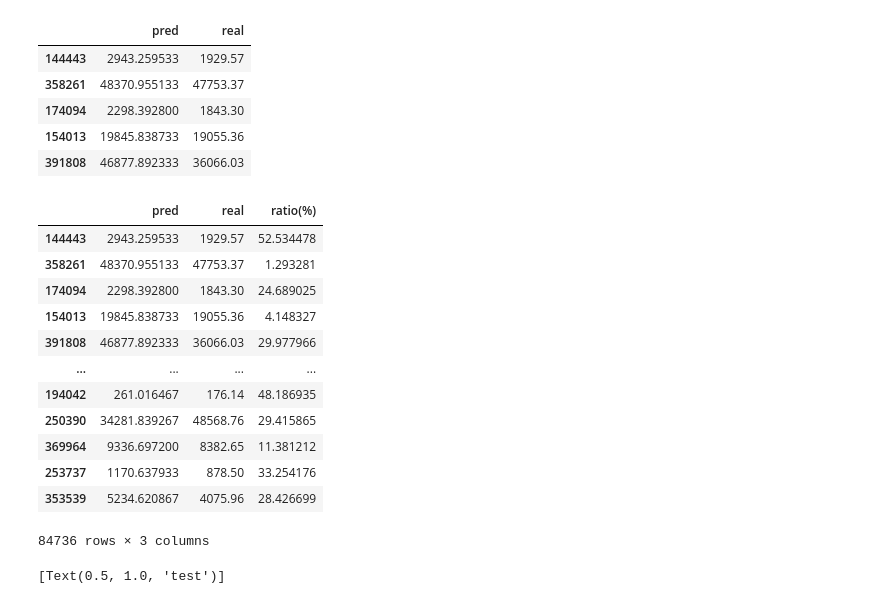
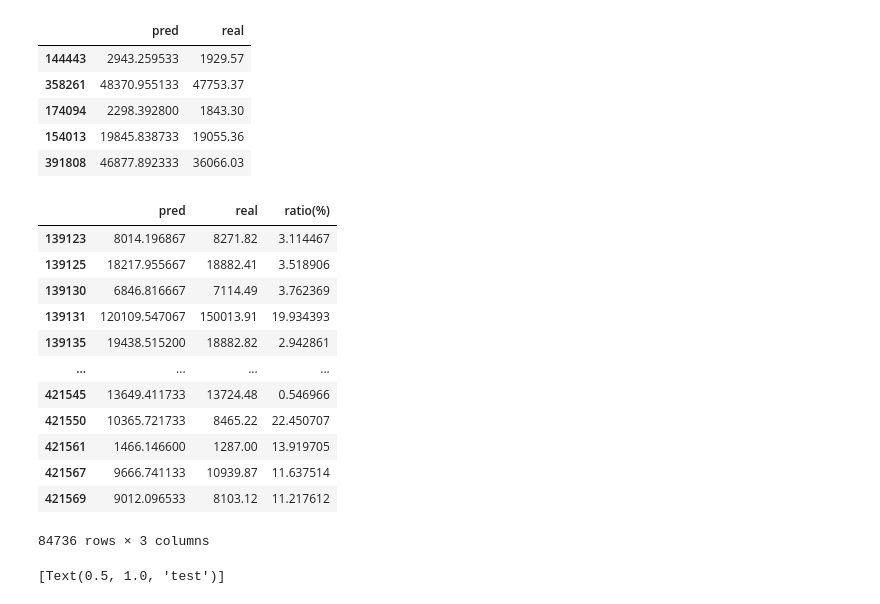
Before and after one commit to tmxkqotnl/project_mini_machine_learning_team_two, a Jupyter notebook: source/Randomforest_BJY.ipynb, the cells around one changed output. Cells and saved outputs as stored; diff of their text form; code cells hidden in the pictures.

```diff
--- a/source/Randomforest_BJY.ipynb
+++ b/source/Randomforest_BJY.ipynb
@@ -248,20 +248,20 @@ result.head()
 | 391808 | 46877.892333 | 36066.03 |
 # %%
 result['ratio(%)'] = abs((result['pred'] - result['real']) / result['real']) * 100
-result
+result.sort_index()
 # %% [output]
 |  | pred | real | ratio(%) |
-| 144443 | 2943.259533 | 1929.57 | 52.534478 |
-| 358261 | 48370.955133 | 47753.37 | 1.293281 |
-| 174094 | 2298.392800 | 1843.30 | 24.689025 |
-| 154013 | 19845.838733 | 19055.36 | 4.148327 |
-| 391808 | 46877.892333 | 36066.03 | 29.977966 |
+| 139123 | 8014.196867 | 8271.82 | 3.114467 |
+| 139125 | 18217.955667 | 18882.41 | 3.518906 |
+| 139130 | 6846.816667 | 7114.49 | 3.762369 |
+| 139131 | 120109.547067 | 150013.91 | 19.934393 |
+| 139135 | 19438.515200 | 18882.82 | 2.942861 |
 | ... | ... | ... | ... |
-| 194042 | 261.016467 | 176.14 | 48.186935 |
-| 250390 | 34281.839267 | 48568.76 | 29.415865 |
-| 369964 | 9336.697200 | 8382.65 | 11.381212 |
-| 253737 | 1170.637933 | 878.50 | 33.254176 |
-| 353539 | 5234.620867 | 4075.96 | 28.426699 |
+| 421545 | 13649.411733 | 13724.48 | 0.546966 |
+| 421550 | 10365.721733 | 8465.22 | 22.450707 |
+| 421561 | 1466.146600 | 1287.00 | 13.919705 |
+| 421567 | 9666.741133 | 10939.87 | 11.637514 |
+| 421569 | 9012.096533 | 8103.12 | 11.217612 |
 84736 rows × 3 columns
 # %%
 fig,(ax1,ax2)= plt.subplots(ncols=2)
```
Also changed, not shown: parts of 2 cells of this notebook.
